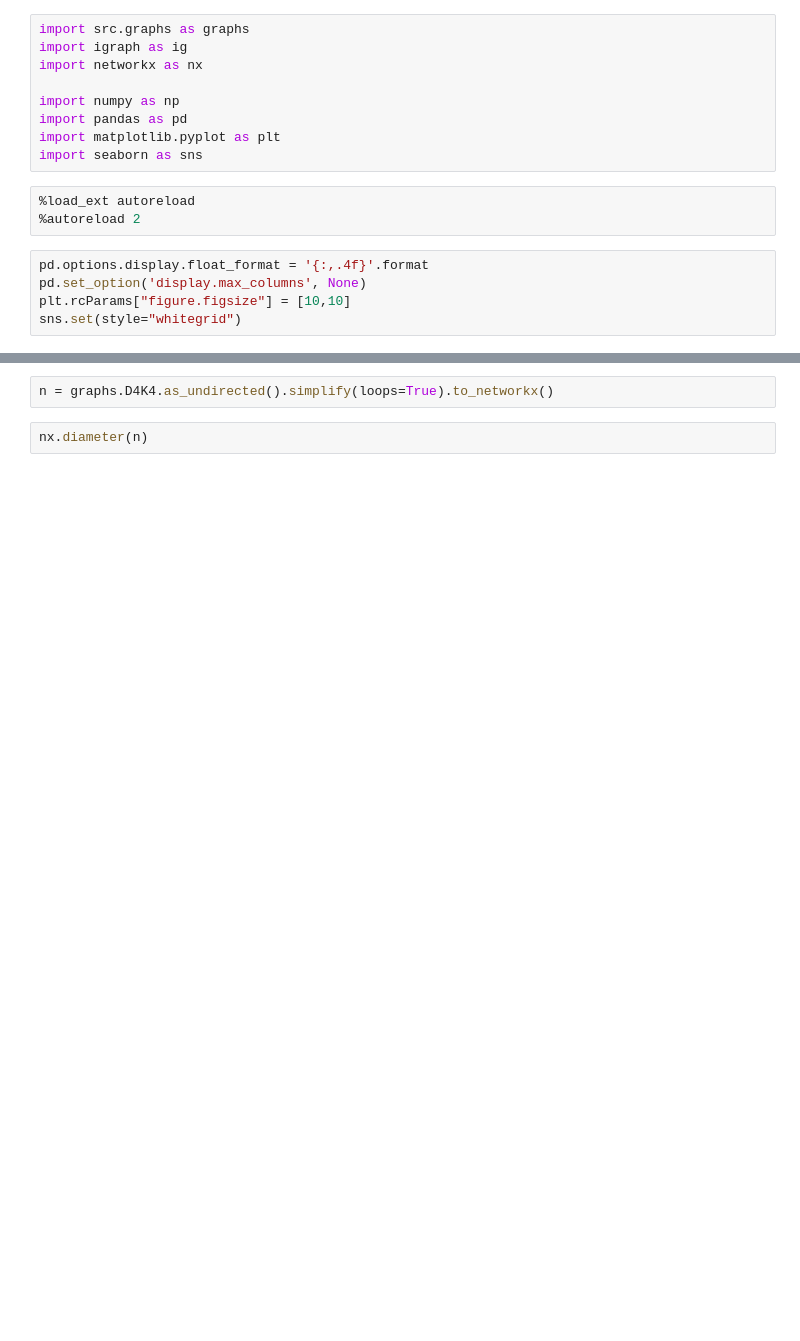
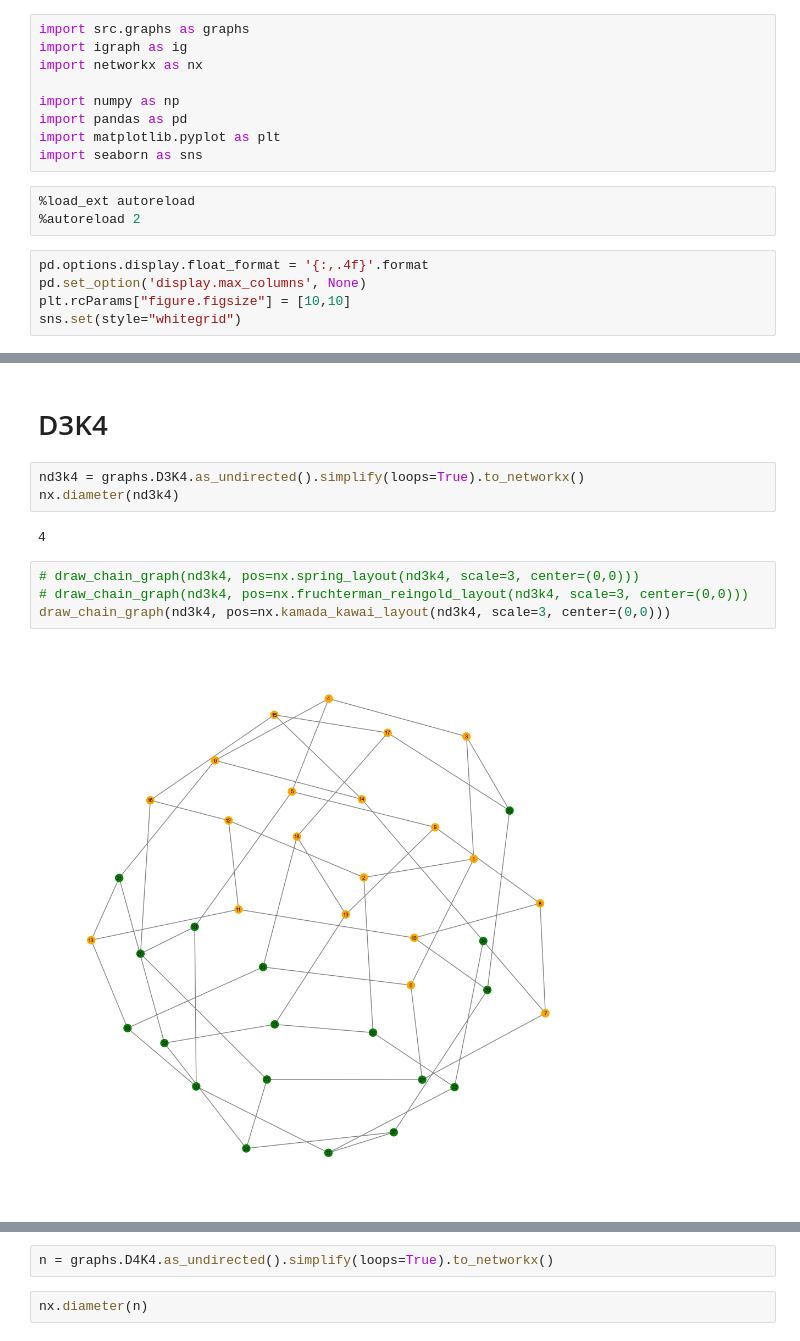
Before and after one commit to larskuhtz/ChainwebSimulations, a Jupyter notebook: Graphs.ipynb, the cells around one changed output, grey strips where cells are left out. Drawn from its saved outputs; the diff is of its cells as text; blank space fills up the shorter version.

Commit message:
more graph layouts

```diff
--- a/Graphs.ipynb
+++ b/Graphs.ipynb
@@ -17,0 +60,13 @@ sns.set(style="whitegrid")
+# %% [markdown]
+# D3K4
+# %%
+nd3k4 = graphs.D3K4.as_undirected().simplify(loops=True).to_networkx()
+nx.diameter(nd3k4)
+# %% [output]
+4
+# %%
+# draw_chain_graph(nd3k4, pos=nx.spring_layout(nd3k4, scale=3, center=(0,0)))
+# draw_chain_graph(nd3k4, pos=nx.fruchterman_reingold_layout(nd3k4, scale=3, center=(0,0)))
+draw_chain_graph(nd3k4, pos=nx.kamada_kawai_layout(nd3k4, scale=3, center=(0,0)))
+# %% [output]
+[figure, added]
```
Also changed, not shown: parts of 14 cells of this notebook.
